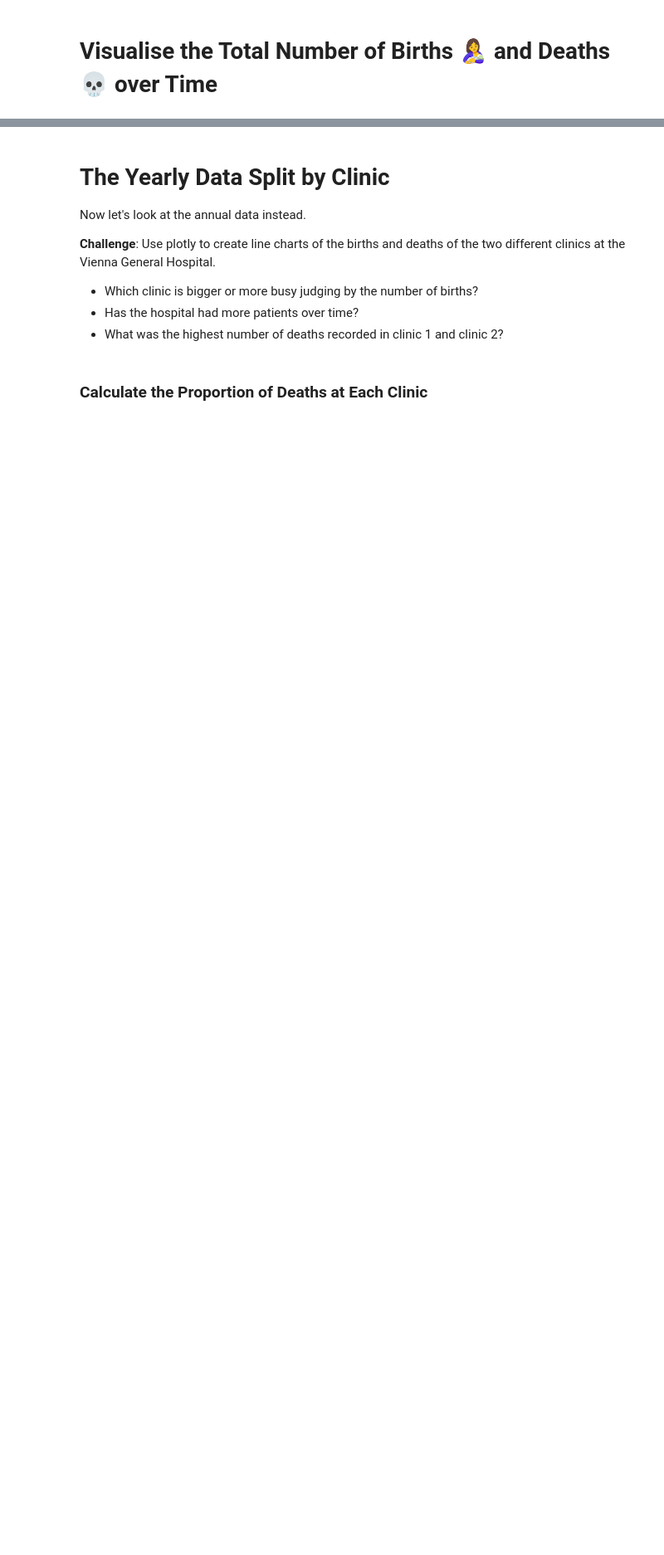
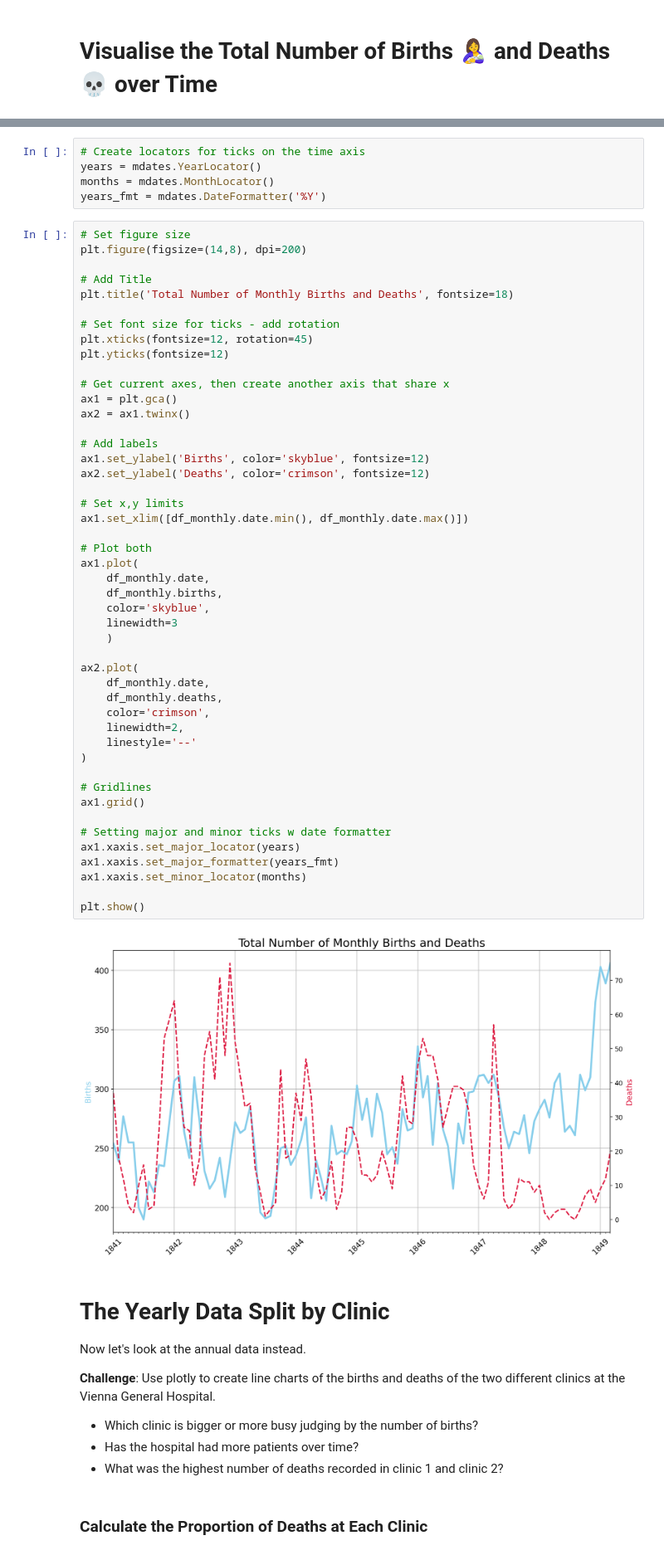
Before and after one commit to ksg-dev/vienna-data-ttests-distributions, a Jupyter notebook: Dr_Semmelweis_Handwashing_Discovery_(start).ipynb, the cells around one changed output, grey strips where cells are left out. Shown at 83% size. Cells and saved outputs as stored; diff of their text form; blank space fills up the shorter version.

Commit message:
births and deaths plotted monthly

```diff
--- a/Dr_Semmelweis_Handwashing_Discovery_(start).ipynb
+++ b/Dr_Semmelweis_Handwashing_Discovery_(start).ipynb
@@ -246,6 +251,60 @@ https://en.wikipedia.org/wiki/Maternal_death#:~:text=The%20US%20has%20the%20%22h
 * Use a dashed line style for the number of deaths
 * Change the line thickness to 3 and 2 for the births and deaths respectively.
 * Do you notice anything in the late 1840s?
+# %%
+# Create locators for ticks on the time axis
+years = mdates.YearLocator()
+months = mdates.MonthLocator()
+years_fmt = mdates.DateFormatter('%Y')
+# %%
+# Set figure size
+plt.figure(figsize=(14,8), dpi=200)
+
+# Add Title
+plt.title('Total Number of Monthly Births and Deaths', fontsize=18)
+
+# Set font size for ticks - add rotation
+plt.xticks(fontsize=12, rotation=45)
+plt.yticks(fontsize=12)
+
+# Get current axes, then create another axis that share x
+ax1 = plt.gca()
+ax2 = ax1.twinx()
+
+# Add labels
+ax1.set_ylabel('Births', color='skyblue', fontsize=12)
+ax2.set_ylabel('Deaths', color='crimson', fontsize=12)
+
+# Set x,y limits
+ax1.set_xlim([df_monthly.date.min(), df_monthly.date.max()])
+
+# Plot both
+ax1.plot(
+    df_monthly.date,
+    df_monthly.births,
+    color='skyblue',
+    linewidth=3
+    )
+
+ax2.plot(
+    df_monthly.date,
+    df_monthly.deaths,
+    color='crimson',
+    linewidth=2,
+    linestyle='--'
+)
+
+# Gridlines
+ax1.grid()
+
+# Setting major and minor ticks w date formatter
+ax1.xaxis.set_major_locator(years)
+ax1.xaxis.set_major_formatter(years_fmt)
+ax1.xaxis.set_minor_locator(months)
+
+plt.show()
+# %% [output]
+[figure, added]
 # %% [markdown]
 # The Yearly Data Split by Clinic
 
```
Also changed, not shown: parts of 1 cell of this notebook.
